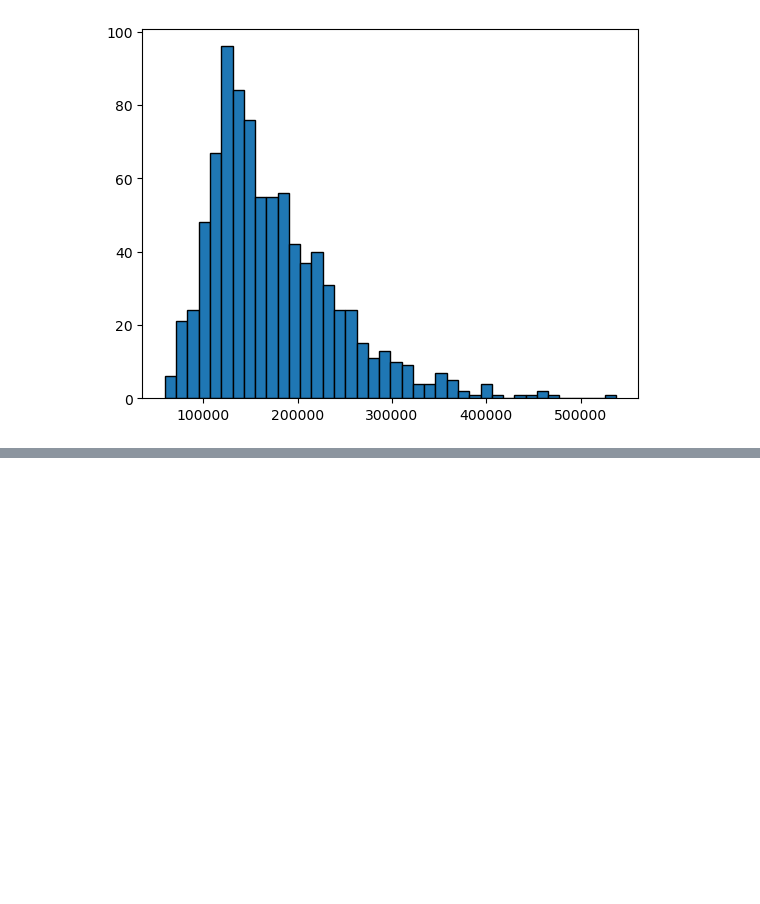
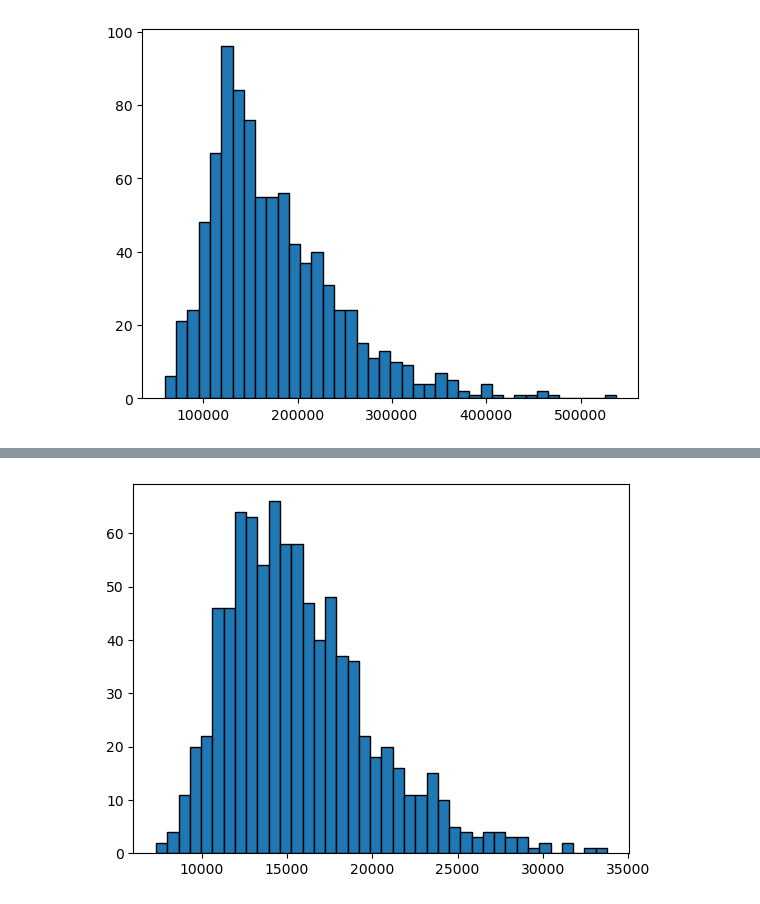
Before and after one commit to grahamjh99/Project-1-Ames-Housing, a Jupyter notebook: Project 2 Graham.ipynb, the cells around one changed output, grey strips where cells are left out. Saved outputs shown, nothing was run; the diff lists cells and outputs as text; code cells hidden in the pictures; blank space fills up the shorter version.

```diff
--- a/Project 2 Graham.ipynb
+++ b/Project 2 Graham.ipynb
@@ -1029,0 +1105,9 @@ predictions.to_csv('filtered_data_predictions_3.csv')
+# %%
+Z = sc.fit_transform(X)
+ridge_model.fit(Z,y)
+preds = ridge_model.predict(sc.transform(df_test_filtered))
+predictions = df_test_filtered.copy()
+# change those logs back to actual housing prices
+predictions['saleprice'] = np.exp(preds)
+predictions = predictions[['saleprice']]
+predictions.head()
@@ -1029,0 +1122,6 @@ predictions.to_csv('filtered_data_predictions_3.csv')
+# %%
+plt.hist(predictions['saleprice'],
+        bins = 40,
+        edgecolor = 'black');
+# %% [output]
+[figure, added]
```
Also changed, not shown: parts of 14 cells of this notebook, 2 other files.
